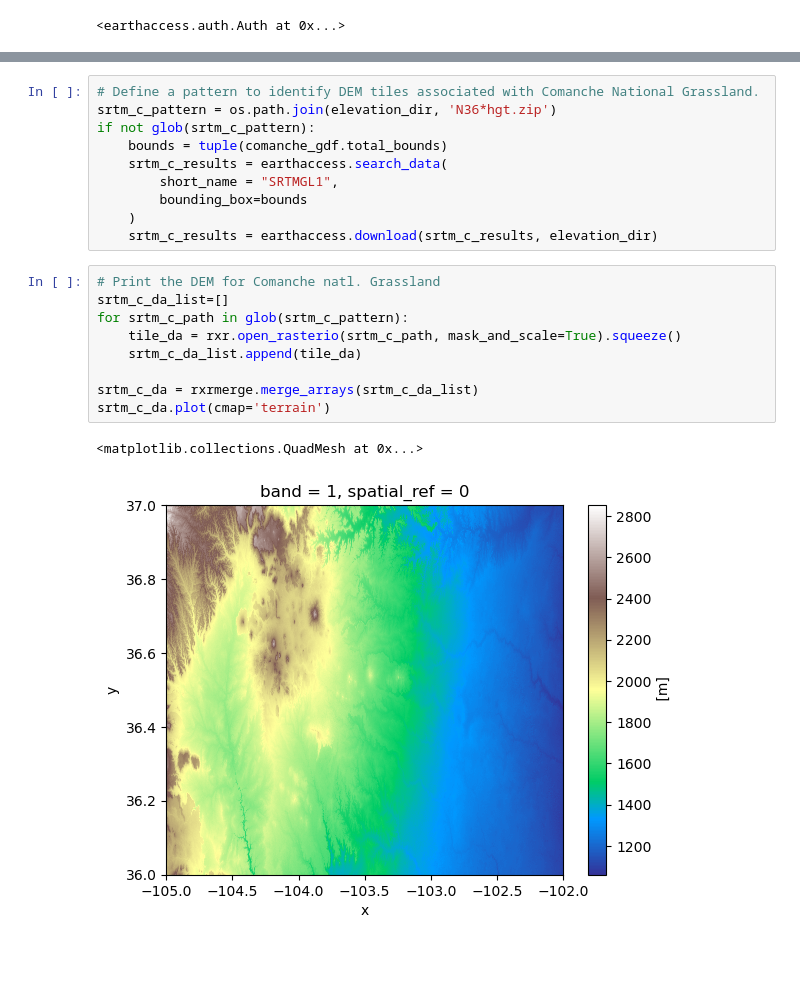
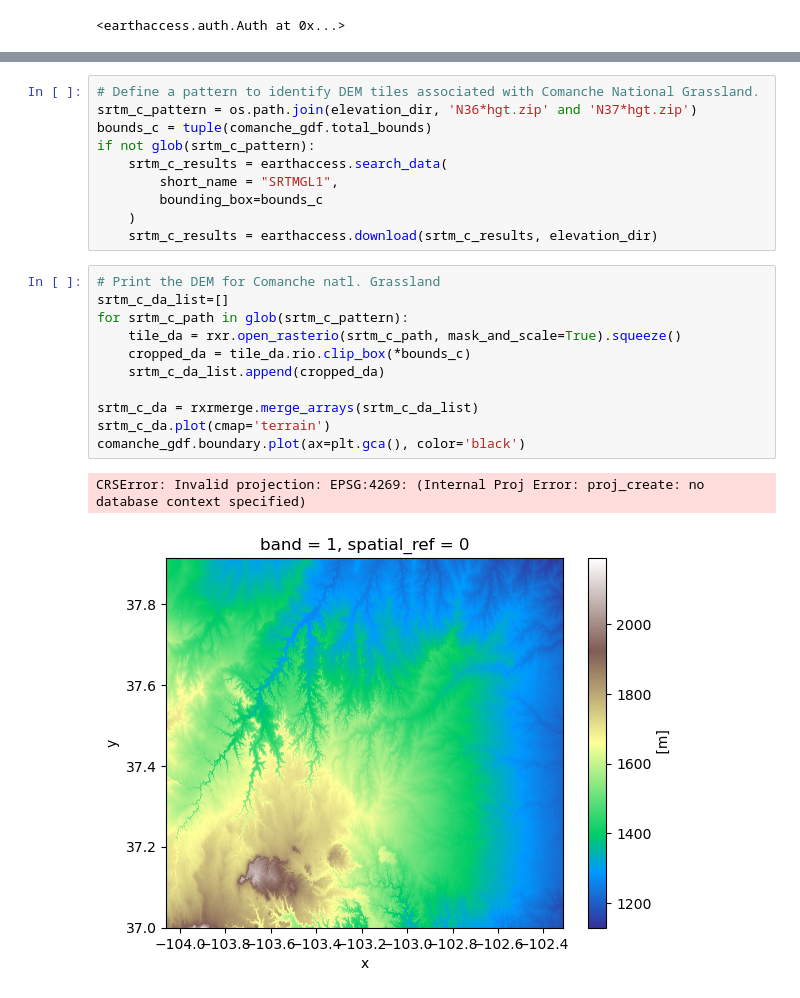
Before and after one commit to allenmoench/habitat_suitability, a Jupyter notebook: habitat_suitability_03_DEM.ipynb, the cells around one changed output, grey strips where cells are left out. Saved outputs shown, nothing was run; the diff lists cells and outputs as text; blank space fills up the shorter version.

```diff
--- a/habitat_suitability_03_DEM.ipynb
+++ b/habitat_suitability_03_DEM.ipynb
@@ -55,23 +56,25 @@ SRTMGL1_NC NASA Shuttle Radar Topography Mission Global 1 arc second NetCDF V003
 SRTMGL30 NASA Shuttle Radar Topography Mission Global 30 arc second V002
 # %%
 # Define a pattern to identify DEM tiles associated with Comanche National Grassland.
-srtm_c_pattern = os.path.join(elevation_dir, 'N36*hgt.zip')
+srtm_c_pattern = os.path.join(elevation_dir, 'N36*hgt.zip' and 'N37*hgt.zip')
+bounds_c = tuple(comanche_gdf.total_bounds)
 if not glob(srtm_c_pattern):
-    bounds = tuple(comanche_gdf.total_bounds)
     srtm_c_results = earthaccess.search_data(
         short_name = "SRTMGL1",
-        bounding_box=bounds
+        bounding_box=bounds_c
     )
     srtm_c_results = earthaccess.download(srtm_c_results, elevation_dir)
 # %%
 # Print the DEM for Comanche natl. Grassland
 srtm_c_da_list=[]
 for srtm_c_path in glob(srtm_c_pattern):
     tile_da = rxr.open_rasterio(srtm_c_path, mask_and_scale=True).squeeze()
-    srtm_c_da_list.append(tile_da)
+    cropped_da = tile_da.rio.clip_box(*bounds_c)
+    srtm_c_da_list.append(cropped_da)
 
 srtm_c_da = rxrmerge.merge_arrays(srtm_c_da_list)
 srtm_c_da.plot(cmap='terrain')
+comanche_gdf.boundary.plot(ax=plt.gca(), color='black')
 # %% [output]
-<matplotlib.collections.QuadMesh at 0x...>
+CRSError: Invalid projection: EPSG:4269: (Internal Proj Error: proj_create: no database context specified)
-[figure, old version]
+[figure, new version]
```
Also changed, not shown: parts of 8 cells of this notebook.
